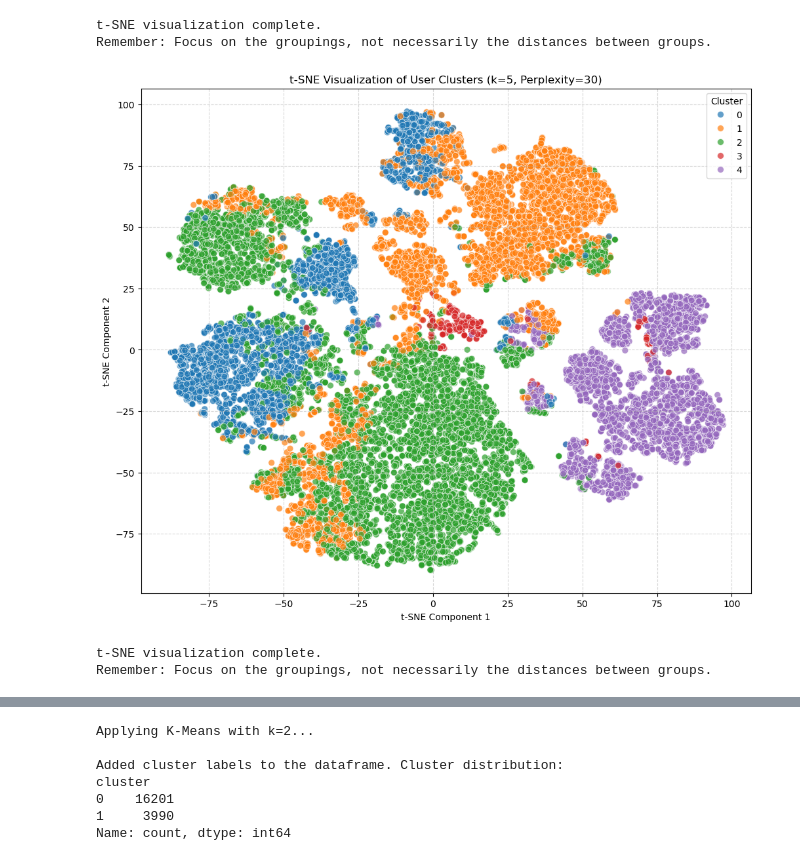
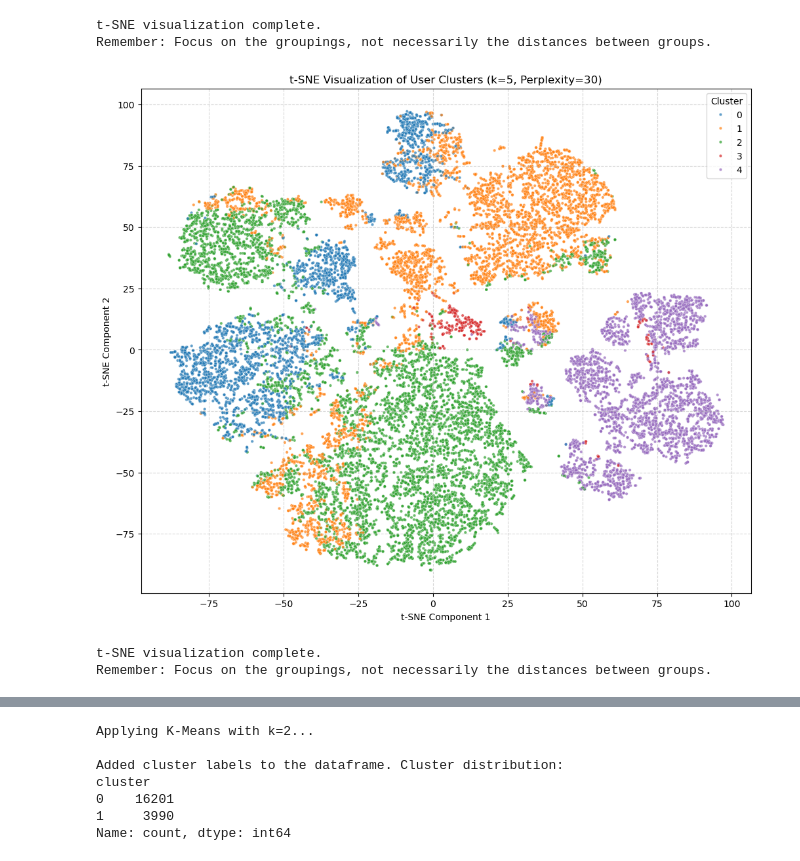
Before and after one commit to vrothenberg/mCC_Analysis, a Jupyter notebook: sleep_data.ipynb, the cells around one changed output, grey strips where cells are left out. Drawn from its saved outputs; the diff is of its cells as text; code cells hidden in the pictures.

```diff
--- a/sleep_data.ipynb
+++ b/sleep_data.ipynb
@@ -983,27 +1008,27 @@ Remember: Focus on the groupings, not necessarily the distances between groups.
 # %%
 # --- Plot t-SNE Results ---
 plt.figure(figsize=(12, 10))
 sns.scatterplot(
     data=df_tsne,
     x='TSNE1',
     y='TSNE2',
     hue='cluster',
     palette=sns.color_palette('tab10', n_colors=chosen_k),
     alpha=0.7, # Use transparency if points overlap
-    s=50 # Adjust point size if needed
+    s=10 # Adjust point size if needed
 )
 
 plt.title(f't-SNE Visualization of User Clusters (k={chosen_k}, Perplexity=30)')
 plt.xlabel('t-SNE Component 1')
 plt.ylabel('t-SNE Component 2')
 plt.legend(title='Cluster', loc='best')
 plt.grid(True, linestyle='--', alpha=0.5)
 plt.show()
 
 print("\nt-SNE visualization complete.")
 print("Remember: Focus on the groupings, not necessarily the distances between groups.")
 # %% [output]
-[figure, old version]
+[figure, new version]
 t-SNE visualization complete.
 Remember: Focus on the groupings, not necessarily the distances between groups.
 # %%
```
Also changed, not shown: parts of 3 cells of this notebook, 7 other files.
